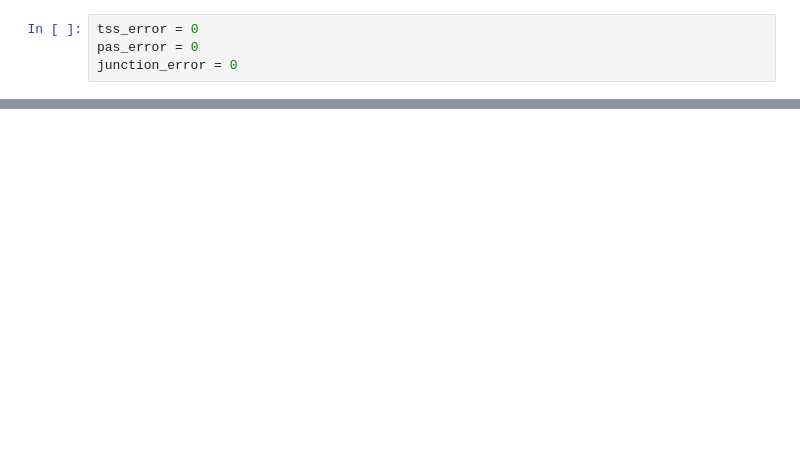
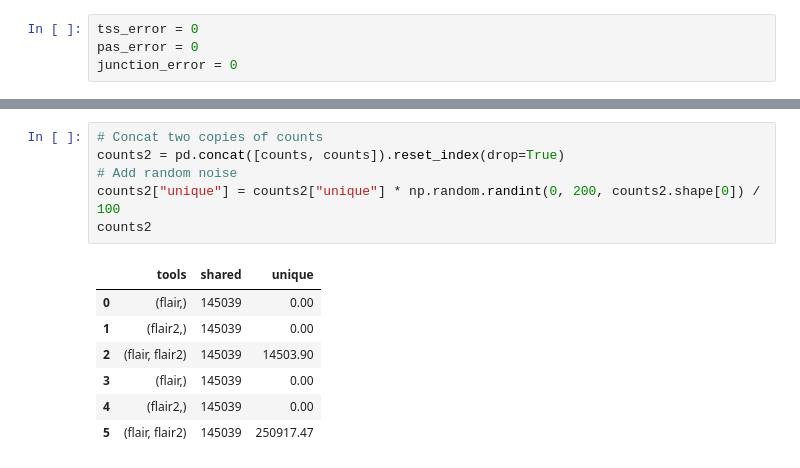
Before and after one commit to IceFreez3r/master-thesis, a Jupyter notebook: notebooks/tool_overlap.ipynb, the cells around one changed output, grey strips where cells are left out. Saved outputs shown, nothing was run; the diff lists cells and outputs as text; blank space fills up the shorter version.

```diff
--- a/notebooks/tool_overlap.ipynb
+++ b/notebooks/tool_overlap.ipynb
@@ -204,0 +201,14 @@ counts
+# %%
+# Concat two copies of counts
+counts2 = pd.concat([counts, counts]).reset_index(drop=True)
+# Add random noise
+counts2["unique"] = counts2["unique"] * np.random.randint(0, 200, counts2.shape[0]) / 100
+counts2
+# %% [output]
+|  | tools | shared | unique |
+| 0 | (flair,) | 145039 | 0.00 |
+| 1 | (flair2,) | 145039 | 0.00 |
+| 2 | (flair, flair2) | 145039 | 14503.90 |
+| 3 | (flair,) | 145039 | 0.00 |
+| 4 | (flair2,) | 145039 | 0.00 |
+| 5 | (flair, flair2) | 145039 | 250917.47 |
```
Also changed, not shown: parts of 15 cells of this notebook.
